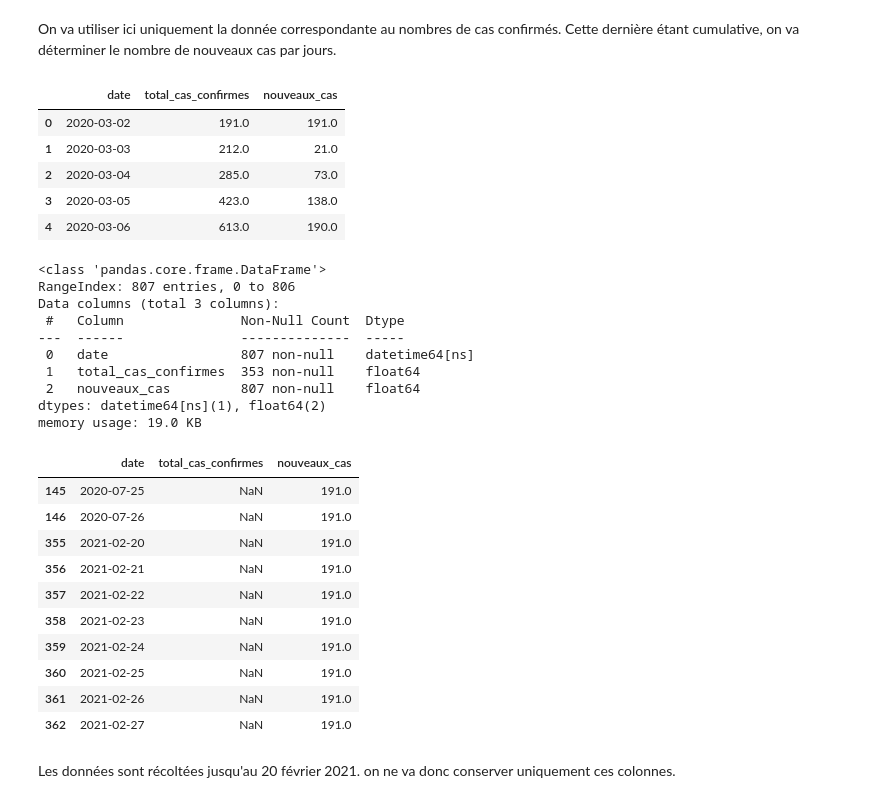
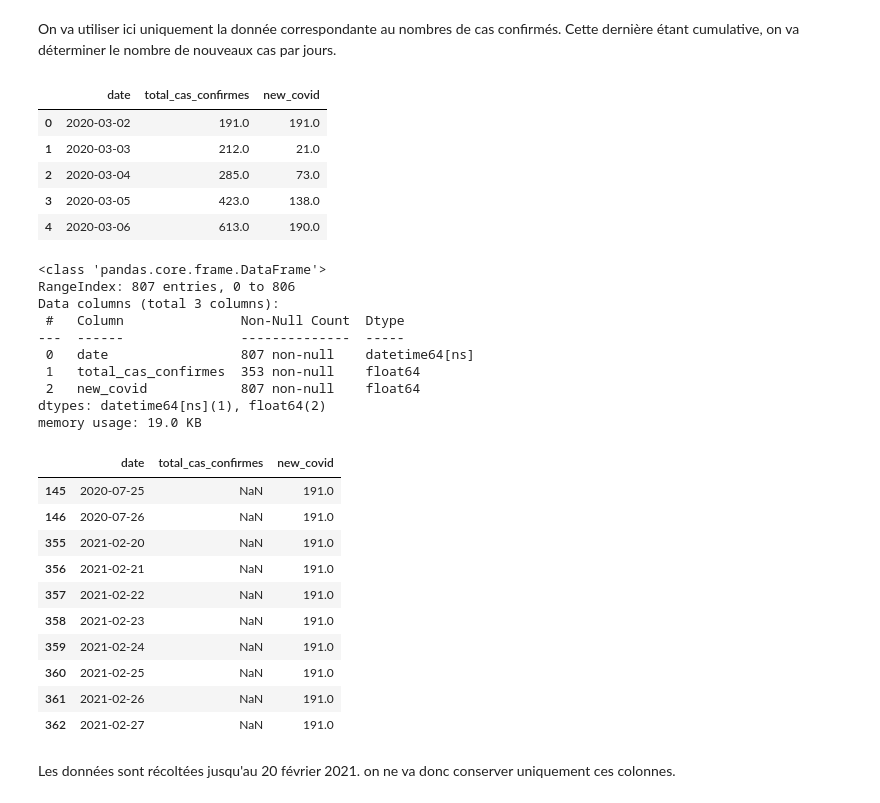
Before and after one commit to alexandreblivet/bike_counters_ac_team, a Jupyter notebook: external_data/Covid/data_covid_cleening.ipynb, the cells around one changed output. Drawn from its saved outputs; the diff is of its cells as text; code cells hidden in the pictures.

```diff
--- a/external_data/Covid/data_covid_cleening.ipynb
+++ b/external_data/Covid/data_covid_cleening.ipynb
@@ -21,10 +21,10 @@ df['date'] = pd.to_datetime(df['date'])
 df = df.sort_values(by='date')
 # %%
 # Calculer les nouveaux cas en prenant la différence entre les valeurs cumulatives
-df['nouveaux_cas'] = df['total_cas_confirmes'].diff().fillna(df['total_cas_confirmes'].iloc[0])
+df['new_covid'] = df['total_cas_confirmes'].diff().fillna(df['total_cas_confirmes'].iloc[0])
 df.head()
 # %% [output]
-|  | date | total_cas_confirmes | nouveaux_cas |
+|  | date | total_cas_confirmes | new_covid |
 | 0 | 2020-03-02 | 191.0 | 191.0 |
 | 1 | 2020-03-03 | 212.0 | 21.0 |
 | 2 | 2020-03-04 | 285.0 | 73.0 |
@@ -40,14 +40,14 @@ Data columns (total 3 columns):
 ---  ------               --------------  -----
  0   date                 807 non-null    datetime64[ns]
  1   total_cas_confirmes  353 non-null    float64
- 2   nouveaux_cas         807 non-null    float64
+ 2   new_covid            807 non-null    float64
 dtypes: datetime64[ns](1), float64(2)
 memory usage: 19.0 KB
 # %%
 null_values = df[df['total_cas_confirmes'].isna()]
 null_values.head(10)
 # %% [output]
-|  | date | total_cas_confirmes | nouveaux_cas |
+|  | date | total_cas_confirmes | new_covid |
 | 145 | 2020-07-25 | NaN | 191.0 |
 | 146 | 2020-07-26 | NaN | 191.0 |
 | 355 | 2021-02-20 | NaN | 191.0 |
```
Also changed, not shown: parts of 3 cells of this notebook, 5 other files.
